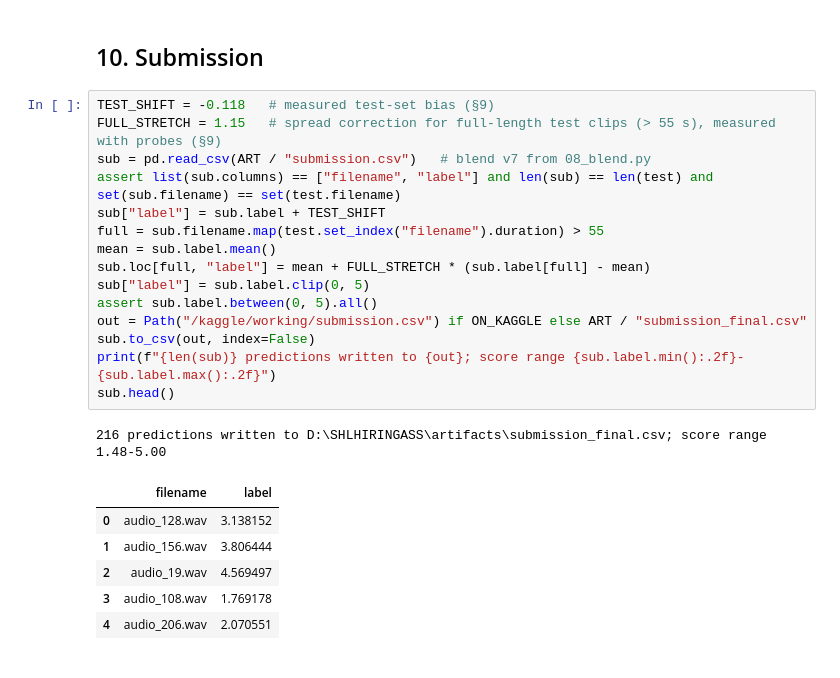
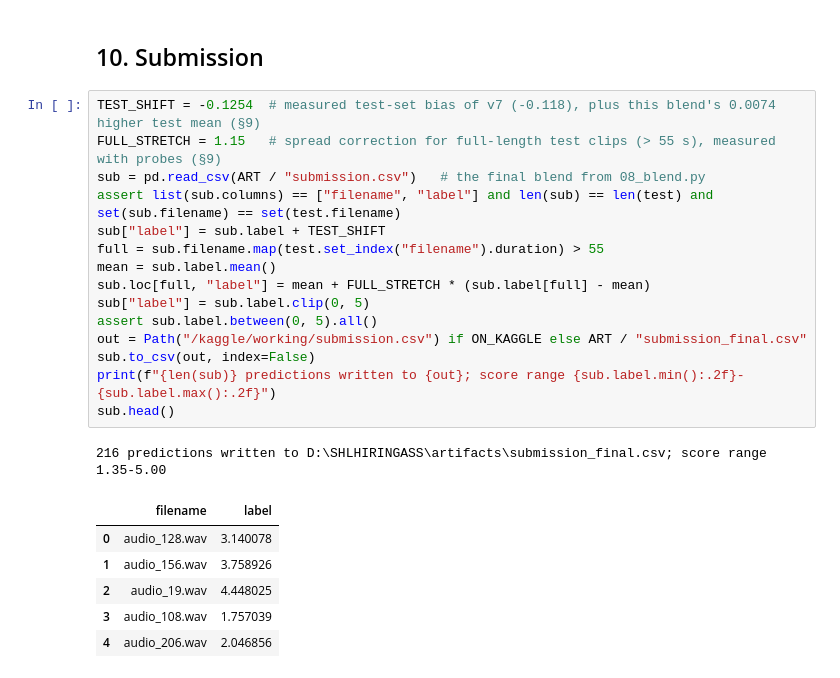
Before and after one commit to Techy-A/shl-grammar-scoring, a Jupyter notebook: notebook/shl_grammar_scoring.ipynb, the cells around one changed output. Saved outputs shown, nothing was run; the diff lists cells and outputs as text.

```diff
--- a/notebook/shl_grammar_scoring.ipynb
+++ b/notebook/shl_grammar_scoring.ipynb
@@ -436,25 +448,25 @@ predictions, clipped to [0, 5].
 # %% [markdown]
 ## 10. Submission
 # %%
-TEST_SHIFT = -0.118   # measured test-set bias (§9)
+TEST_SHIFT = -0.1254  # measured test-set bias of v7 (-0.118), plus this blend's 0.0074 higher test mean (§9)
 FULL_STRETCH = 1.15   # spread correction for full-length test clips (> 55 s), measured with probes (§9)
-sub = pd.read_csv(ART / "submission.csv")   # blend v7 from 08_blend.py
+sub = pd.read_csv(ART / "submission.csv")   # the final blend from 08_blend.py
 assert list(sub.columns) == ["filename", "label"] and len(sub) == len(test) and set(sub.filename) == set(test.filename)
 sub["label"] = sub.label + TEST_SHIFT
 full = sub.filename.map(test.set_index("filename").duration) > 55
 mean = sub.label.mean()
 sub.loc[full, "label"] = mean + FULL_STRETCH * (sub.label[full] - mean)
 sub["label"] = sub.label.clip(0, 5)
 assert sub.label.between(0, 5).all()
 out = Path("/kaggle/working/submission.csv") if ON_KAGGLE else ART / "submission_final.csv"
 sub.to_csv(out, index=False)
 print(f"{len(sub)} predictions written to {out}; score range {sub.label.min():.2f}-{sub.label.max():.2f}")
 sub.head()
 # %% [output]
-216 predictions written to D:\SHLHIRINGASS\artifacts\submission_final.csv; score range 1.48-5.00
+216 predictions written to D:\SHLHIRINGASS\artifacts\submission_final.csv; score range 1.35-5.00
 |  | filename | label |
-| 0 | audio_128.wav | 3.138152 |
-| 1 | audio_156.wav | 3.806444 |
-| 2 | audio_19.wav | 4.569497 |
-| 3 | audio_108.wav | 1.769178 |
-| 4 | audio_206.wav | 2.070551 |
+| 0 | audio_128.wav | 3.140078 |
+| 1 | audio_156.wav | 3.758926 |
+| 2 | audio_19.wav | 4.448025 |
+| 3 | audio_108.wav | 1.757039 |
+| 4 | audio_206.wav | 2.046856 |
```
Also changed, not shown: parts of 12 cells of this notebook, 23 other files.
